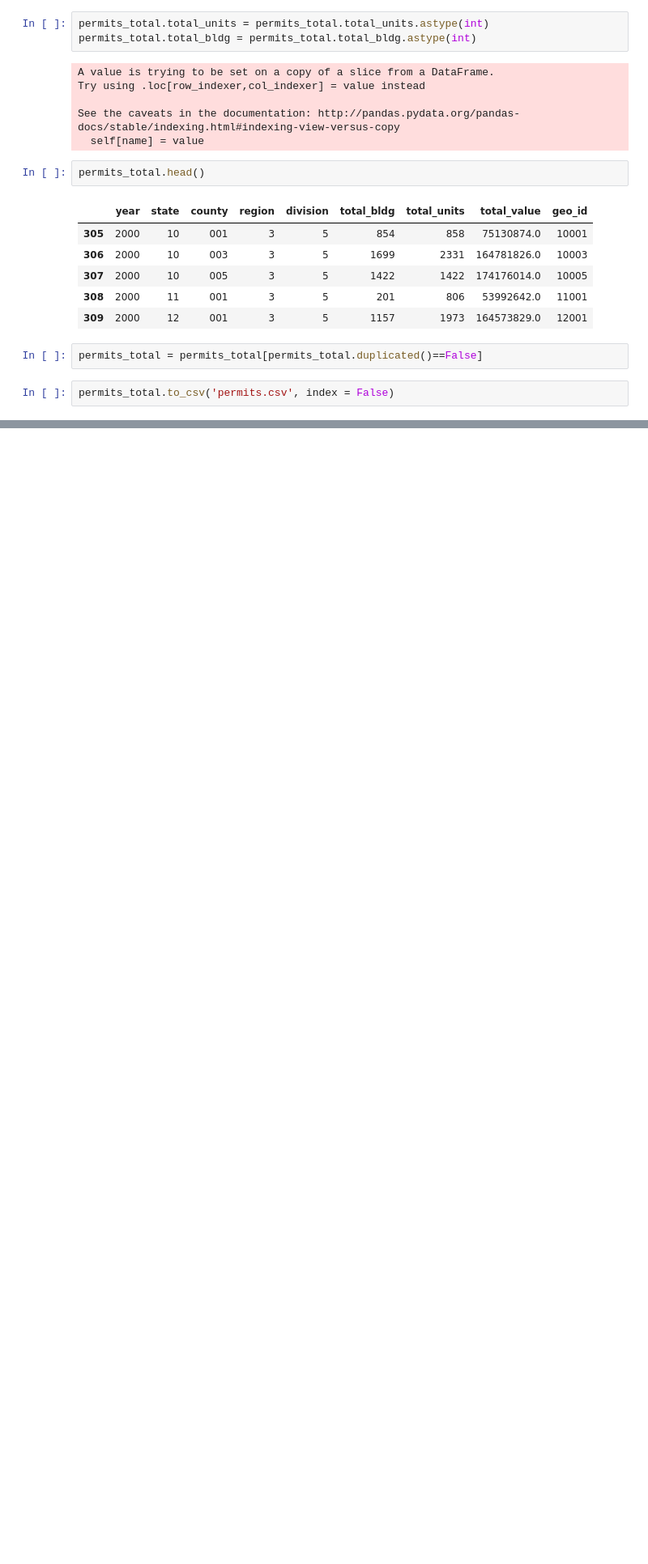
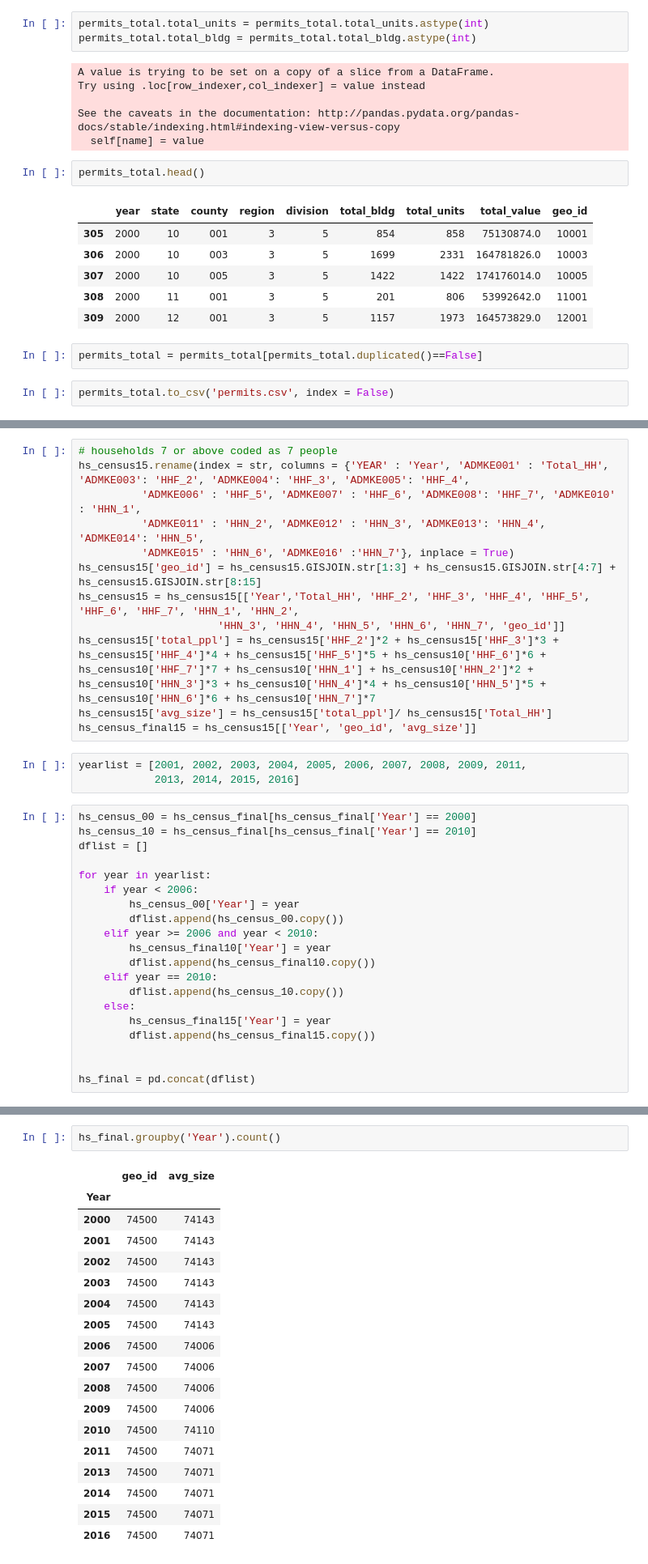
Before and after one commit to justincohler/evictions-learn, a Jupyter notebook: src/data/Gathering and Cleaning Census Data .ipynb, the cells around one changed output, grey strips where cells are left out. Shown at 81% size. Saved outputs shown, nothing was run; the diff lists cells and outputs as text; blank space fills up the shorter version.

```diff
--- a/src/data/Gathering and Cleaning Census Data .ipynb
+++ b/src/data/Gathering and Cleaning Census Data .ipynb
@@ -222,0 +338,35 @@ acs_df.rename(columns = variables, inplace=True)
+# %%
+# households 7 or above coded as 7 people
+hs_census15.rename(index = str, columns = {'YEAR' : 'Year', 'ADMKE001' : 'Total_HH', 'ADMKE003': 'HHF_2', 'ADMKE004': 'HHF_3', 'ADMKE005': 'HHF_4',
+          'ADMKE006' : 'HHF_5', 'ADMKE007' : 'HHF_6', 'ADMKE008': 'HHF_7', 'ADMKE010' : 'HHN_1',
+          'ADMKE011' : 'HHN_2', 'ADMKE012' : 'HHN_3', 'ADMKE013': 'HHN_4', 'ADMKE014': 'HHN_5',
+          'ADMKE015' : 'HHN_6', 'ADMKE016' :'HHN_7'}, inplace = True)
+hs_census15['geo_id'] = hs_census15.GISJOIN.str[1:3] + hs_census15.GISJOIN.str[4:7] + hs_census15.GISJOIN.str[8:15]
+hs_census15 = hs_census15[['Year','Total_HH', 'HHF_2', 'HHF_3', 'HHF_4', 'HHF_5', 'HHF_6', 'HHF_7', 'HHN_1', 'HHN_2',
+                      'HHN_3', 'HHN_4', 'HHN_5', 'HHN_6', 'HHN_7', 'geo_id']]
+hs_census15['total_ppl'] = hs_census15['HHF_2']*2 + hs_census15['HHF_3']*3 + hs_census15['HHF_4']*4 + hs_census15['HHF_5']*5 + hs_census10['HHF_6']*6 + hs_census10['HHF_7']*7 + hs_census10['HHN_1'] + hs_census10['HHN_2']*2 + hs_census10['HHN_3']*3 + hs_census10['HHN_4']*4 + hs_census10['HHN_5']*5 + hs_census10['HHN_6']*6 + hs_census10['HHN_7']*7
+hs_census15['avg_size'] = hs_census15['total_ppl']/ hs_census15['Total_HH']
+hs_census_final15 = hs_census15[['Year', 'geo_id', 'avg_size']]
+# %%
+yearlist = [2001, 2002, 2003, 2004, 2005, 2006, 2007, 2008, 2009, 2011,
+            2013, 2014, 2015, 2016]
+# %%
+hs_census_00 = hs_census_final[hs_census_final['Year'] == 2000]
+hs_census_10 = hs_census_final[hs_census_final['Year'] == 2010]
+dflist = []
+
+for year in yearlist:
+    if year < 2006:
+        hs_census_00['Year'] = year
+        dflist.append(hs_census_00.copy())
+    elif year >= 2006 and year < 2010:
+        hs_census_final10['Year'] = year
+        dflist.append(hs_census_final10.copy())
+    elif year == 2010:
+        dflist.append(hs_census_10.copy())
+    else:
+        hs_census_final15['Year'] = year
+        dflist.append(hs_census_final15.copy())
+
+
+hs_final = pd.concat(dflist)
@@ -222,0 +389,21 @@ acs_df.rename(columns = variables, inplace=True)
+# %%
+hs_final.groupby('Year').count()
+# %% [output]
+|  | geo_id | avg_size |
+| Year |  |  |
+| 2000 | 74500 | 74143 |
+| 2001 | 74500 | 74143 |
+| 2002 | 74500 | 74143 |
+| 2003 | 74500 | 74143 |
+| 2004 | 74500 | 74143 |
+| 2005 | 74500 | 74143 |
+| 2006 | 74500 | 74006 |
+| 2007 | 74500 | 74006 |
+| 2008 | 74500 | 74006 |
+| 2009 | 74500 | 74006 |
+| 2010 | 74500 | 74110 |
+| 2011 | 74500 | 74071 |
+| 2013 | 74500 | 74071 |
+| 2014 | 74500 | 74071 |
+| 2015 | 74500 | 74071 |
+| 2016 | 74500 | 74071 |
```
Also changed, not shown: parts of 29 cells of this notebook, 2 other files.
